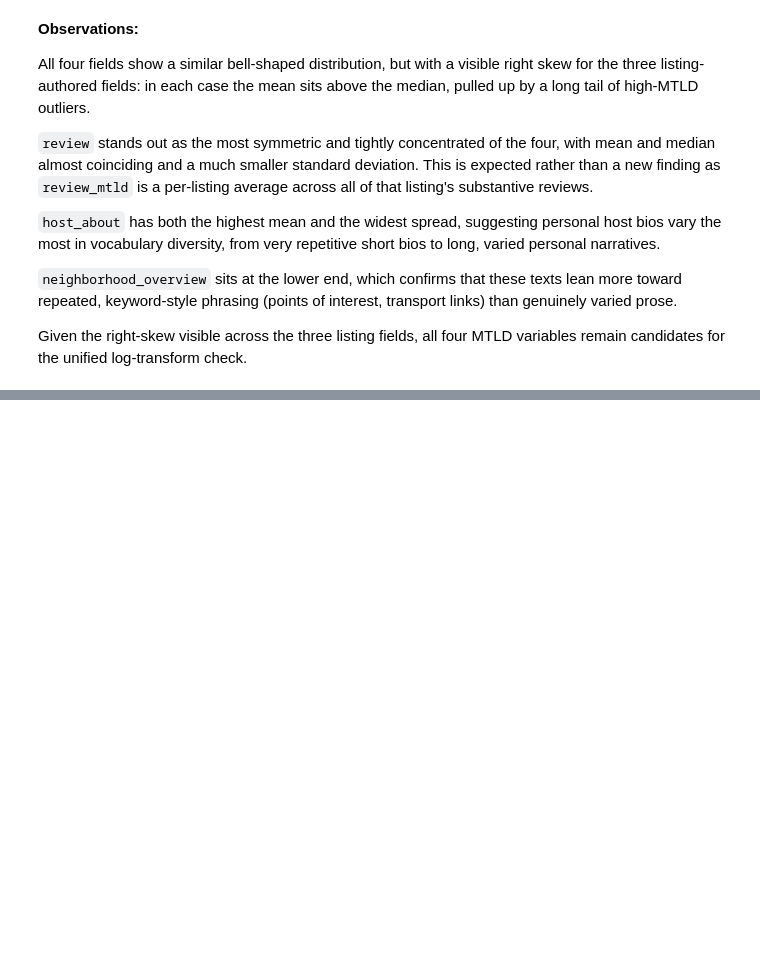
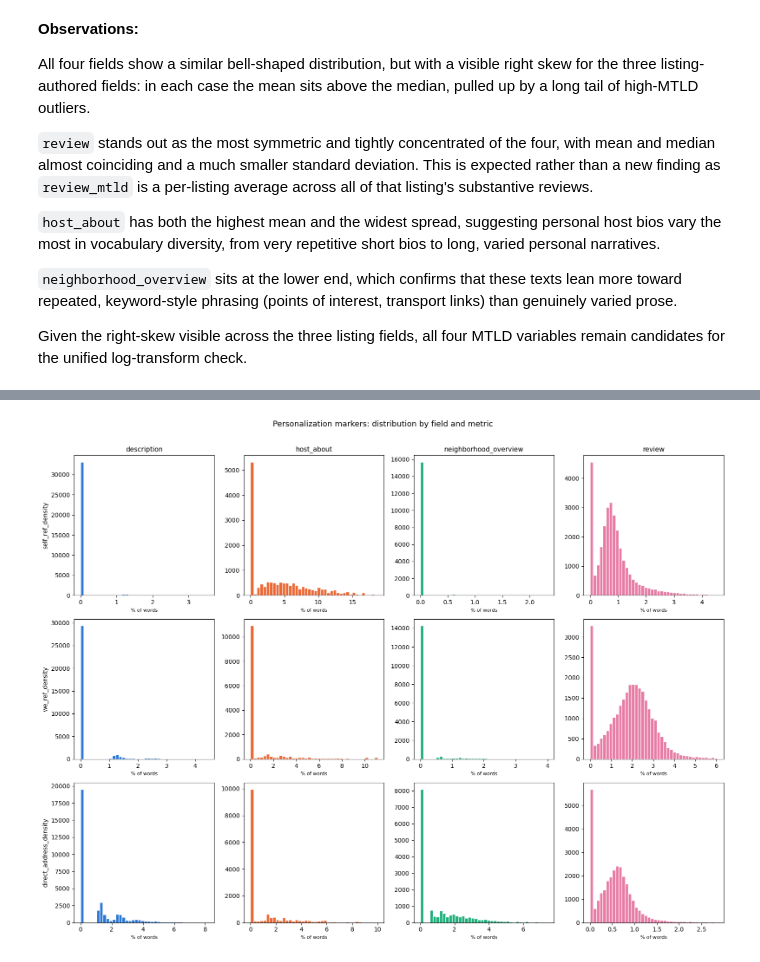
Before and after one commit to pln6/airbnb-market-segmentation-analysis, a Jupyter notebook: notebooks/02_feature_engineering.ipynb, the cells around one changed output, grey strips where cells are left out. Saved outputs shown, nothing was run; the diff lists cells and outputs as text; code cells hidden in the pictures; blank space fills up the shorter version.

Commit message:
feat: add personalization features

```diff
--- a/notebooks/02_feature_engineering.ipynb
+++ b/notebooks/02_feature_engineering.ipynb
@@ -1599,0 +1704,30 @@ Given the right-skew visible across the three listing fields, all four MTLD vari
+# %%
+personalization_metrics = ['self_ref_density', 'we_ref_density', 'direct_address_density']
+personalization_sources = {
+    'description': 'description_',
+    'host_about': 'host_about_',
+    'neighborhood_overview': 'neighborhood_overview_',
+    'review': 'review_'
+}
+colors = {'description': '#2a78d6', 'host_about': '#eb6834', 'neighborhood_overview': '#1baf7a', 'review': '#e87ba4'}
+
+fig, axes = plt.subplots(len(personalization_metrics), len(personalization_sources), figsize=(16, 4 * len(personalization_metrics)))
+
+for row, metric in enumerate(personalization_metrics):
+    for col_idx, (source_name, prefix) in enumerate(personalization_sources.items()):
+        ax = axes[row, col_idx]
+        col = f'{prefix}{metric}'
+        data = listings_clean[col].dropna()
+        upper = data.quantile(0.99)
+        ax.hist(data[data <= upper], bins=40, color=colors[source_name], edgecolor='white')
+        if row == 0:
+            ax.set_title(source_name, fontsize=11)
+        if col_idx == 0:
+            ax.set_ylabel(metric, fontsize=10)
+        ax.set_xlabel('% of words', fontsize=8)
+
+plt.suptitle('Personalization markers: distribution by field and metric', fontsize=13, y=1.01)
+plt.tight_layout()
+plt.show()
+# %% [output]
+[figure, added]
```
Also changed, not shown: parts of 7 cells of this notebook.
